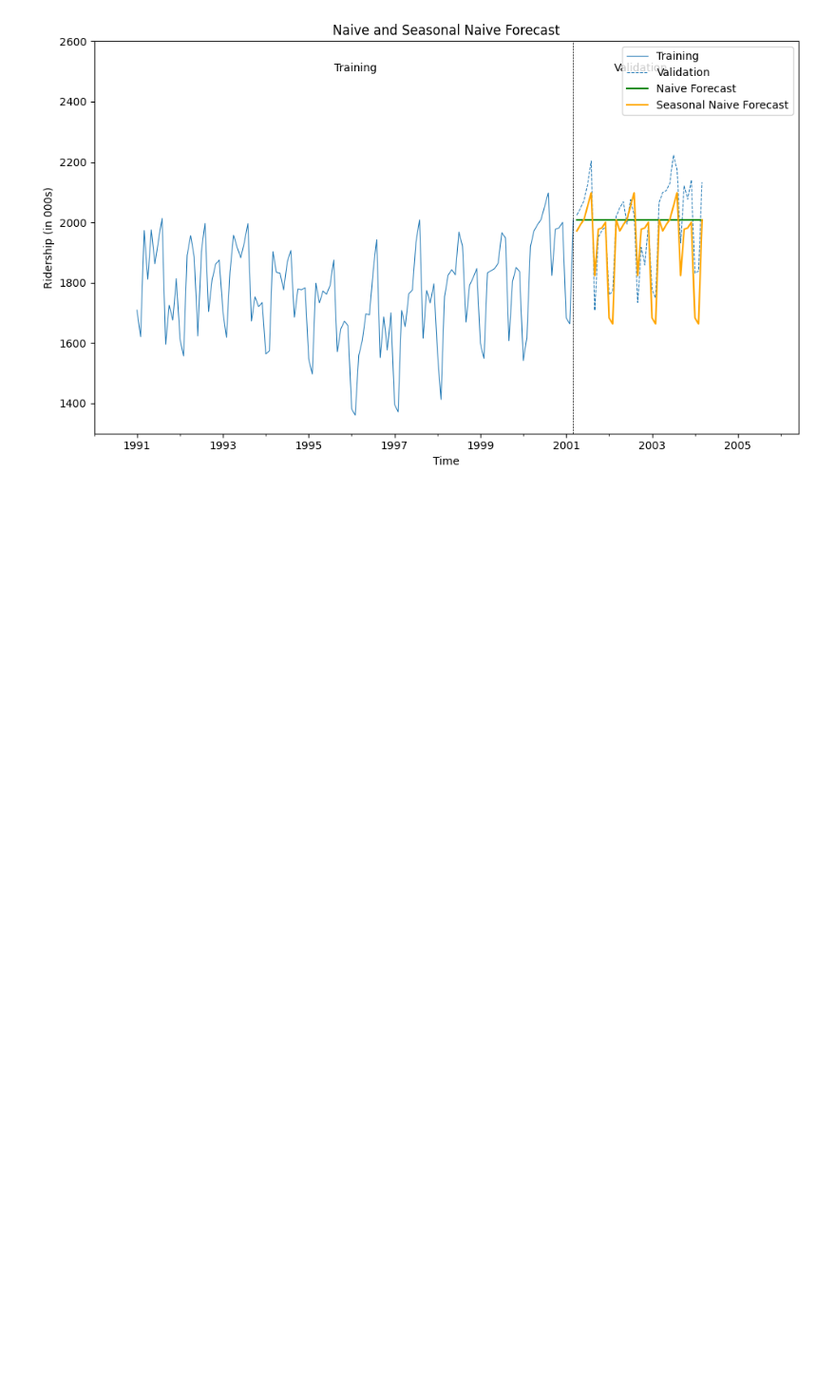
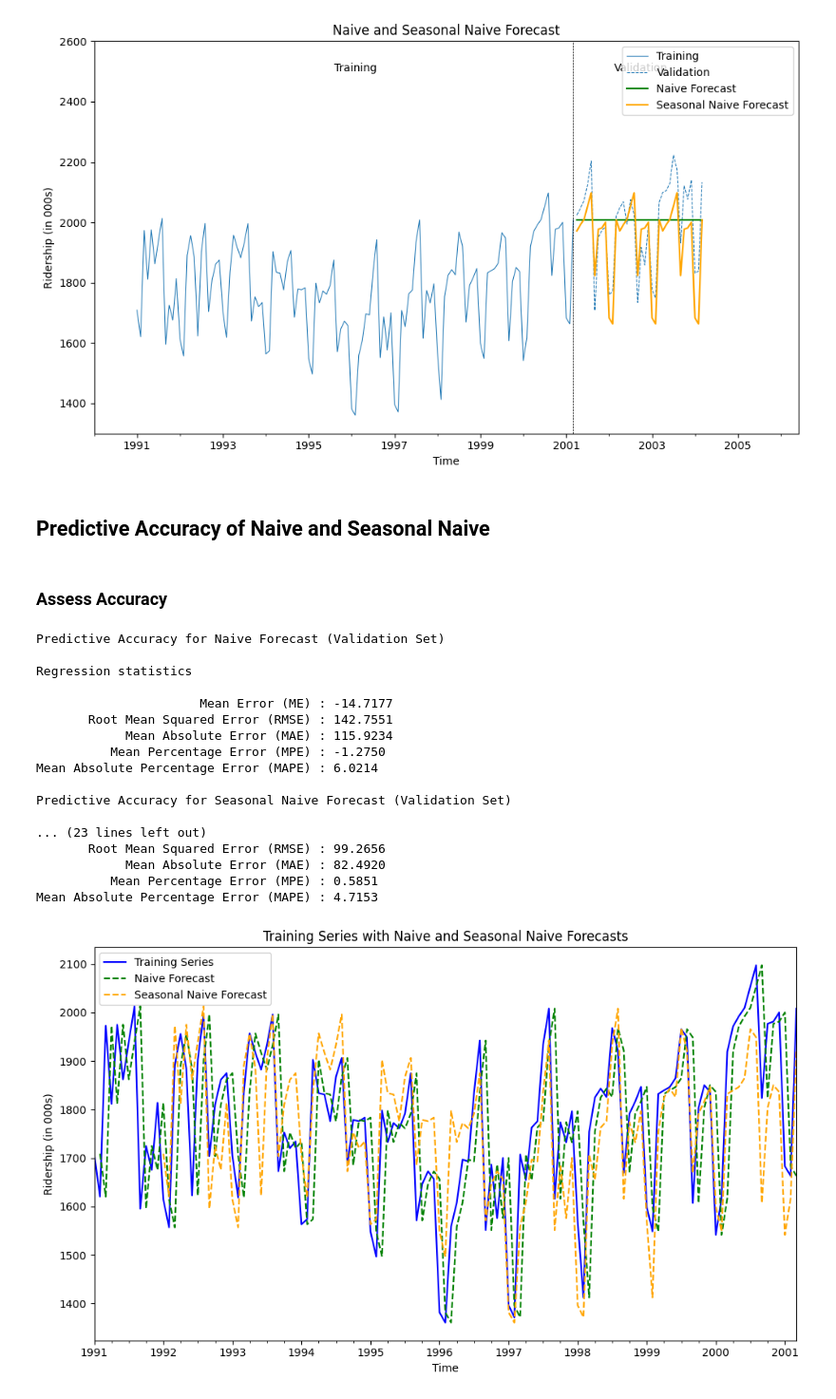
Before and after one commit to MSA550-Predictive-Analytics/msa550-code-files, a Jupyter notebook: python_lecture_08 - handling_time_series.ipynb, the cells around one changed output. Shown at 95% size. Saved outputs shown, nothing was run; the diff lists cells and outputs as text; code cells hidden in the pictures; blank space fills up the shorter version.

```diff
--- a/python_lecture_08 - handling_time_series.ipynb
+++ b/python_lecture_08 - handling_time_series.ipynb
@@ -377,3 +377,17 @@ seasonal_pred = generate_seasonal_naive_forecast(train_ts, valid_ts)
 plot_forecasts(train_ts, valid_ts, naive_pred, seasonal_pred)
 # %% [output]
 [figure]
+# %% [markdown]
+## Predictive Accuracy of Naive and Seasonal Naive
+# %%
+def calculate_predictive_accuracy(actual, predicted, model_name="Model"):
+    """
+    Calculate and display predictive accuracy using regressionSummary.
+
+    Parameters:
+    actual (pd.Series): The actual values.
+    predicted (pd.Series): The forecasted values.
+    model_name (str): Name of the model for labeling output.
+    """
+    print(f"\nPredictive Accuracy for {model_name}")
+    regressionSummary(actual, predicted)
@@ -379,0 +415,53 @@ plot_forecasts(train_ts, valid_ts, naive_pred, seasonal_pred)
+# %%
+def plot_training_forecast(train_series, naive_train_ts, seasonal_train_ts):
+    """
+    Plot the training time series with naive and seasonal naive forecasts.
+
+    Parameters:
+    train_series (pd.Series): Training time series data.
+    naive_train_ts (pd.Series): Naive forecast for the training set.
+    seasonal_train_ts (pd.Series): Seasonal naive forecast for the training set.
+    """
+    fig, ax = plt.subplots(figsize=(10, 6))
+    train_series.plot(ax=ax, color='blue', label="Training Series")
+    naive_train_ts.plot(ax=ax, color='green', linestyle='--', label="Naive Forecast")
+    seasonal_train_ts.plot(ax=ax, color='orange', linestyle='--', label="Seasonal Naive Forecast")
+
+    ax.set_title("Training Series with Naive and Seasonal Naive Forecasts")
+    ax.set_xlabel("Time")
+    ax.set_ylabel("Ridership (in 000s)")
+    ax.legend()
+    plt.tight_layout()
+    plt.show()
+# %% [markdown]
+### Assess Accuracy
+# %%
+# Calculate predictive accuracy for validation set
+calculate_predictive_accuracy(valid_ts, naive_pred, model_name="Naive Forecast (Validation Set)")
+calculate_predictive_accuracy(valid_ts, seasonal_pred, model_name="Seasonal Naive Forecast (Validation Set)")
+
+# Calculate predictive accuracy for training set and obtain forecasts
+naive_train_ts = train_model_accuracy(train_ts, model_type="naive")
+seasonal_train_ts = train_model_accuracy(train_ts, model_type="seasonal")
+
+# Plot training series with naive and seasonal naive forecasts
+plot_training_forecast(train_ts, naive_train_ts, seasonal_train_ts)
+# %% [output]
+Predictive Accuracy for Naive Forecast (Validation Set)
+
+Regression statistics
+
+                      Mean Error (ME) : -14.7177
+       Root Mean Squared Error (RMSE) : 142.7551
+            Mean Absolute Error (MAE) : 115.9234
+          Mean Percentage Error (MPE) : -1.2750
+Mean Absolute Percentage Error (MAPE) : 6.0214
+
+Predictive Accuracy for Seasonal Naive Forecast (Validation Set)
+
+... (23 lines left out)
+       Root Mean Squared Error (RMSE) : 99.2656
+            Mean Absolute Error (MAE) : 82.4920
+          Mean Percentage Error (MPE) : 0.5851
+Mean Absolute Percentage Error (MAPE) : 4.7153
+[figure, added]
```
Also changed, not shown: parts of 11 cells of this notebook, 2 other files.
